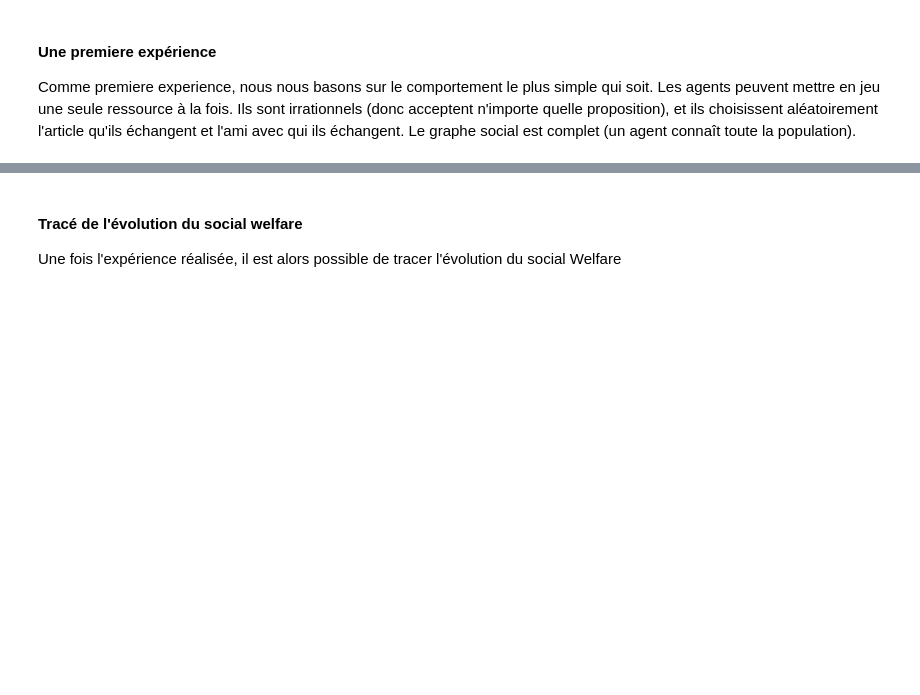
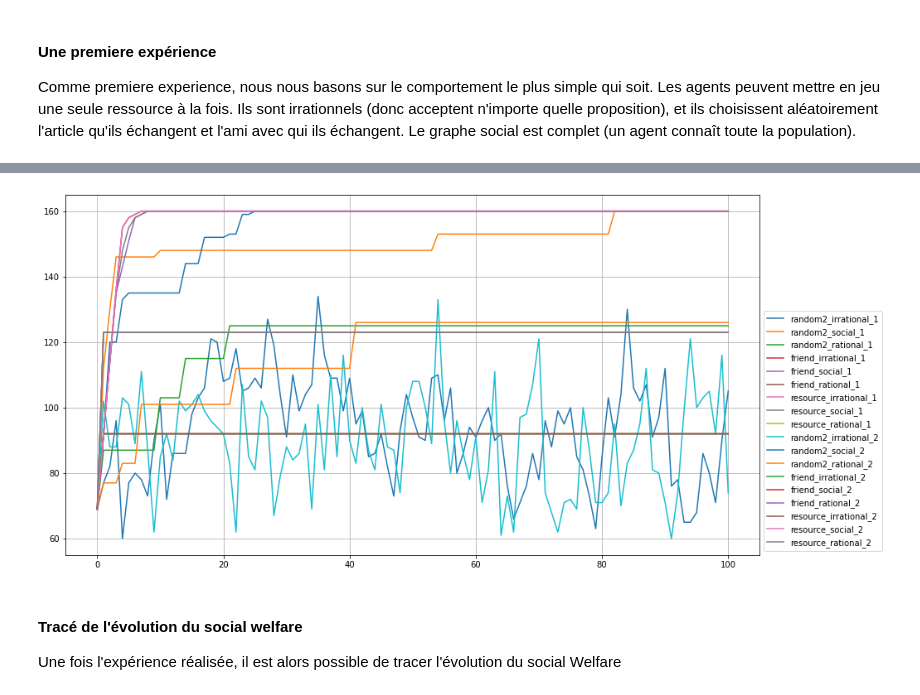
Before and after one commit to cristal-smac/mas_basics, a Jupyter notebook: mas_socialWelfare_basics_fr.ipynb, the cells around one changed output, grey strips where cells are left out. Drawn from its saved outputs; the diff is of its cells as text; code cells hidden in the pictures; blank space fills up the shorter version.

Commit message:
modif feuille jupyter avec un seul fichier source

```diff
--- a/mas_socialWelfare_basics_fr.ipynb
+++ b/mas_socialWelfare_basics_fr.ipynb
@@ -324,3 +309,23 @@ NameError: name 'ressources' is not defined
+# %%
+sma1 = sma
+data=pd.DataFrame()
+for i in range(2) :
+    # On recupere les noms des fonctions definissant le comportement dans le fichier Decisions
+    for b in ['random2','friend','resource'] :
+        # On recupere les noms des fonctions definissant l'acceptabilité d'un echange dans le fichier Acceptabilities
+        for s in ['irrational','social','rational'] :
+            sma2 = copy.deepcopy(sma1)
+            sma2.redefineSMA()
+            sma2.setGlobalMaxEx(i+1)
+            sma2.setGlobalBehaviorKind(b)
+            sma2.setGlobalSwapKind(s)
+            sma2.run(100)
+            data[b+'_'+s+"_"+str(i+1)]=sma2.history
+            data[b+'_'+s+"_"+str(i+1)].plot(figsize=(15,8), grid=True, alpha=1, linestyle = '-')
+plt.legend(loc=3,bbox_to_anchor=(1,0))
+plt.show()
+# %% [output]
+[figure, added]
 # %% [markdown]
 #### Tracé de l'évolution du social welfare
 Une fois l'expérience réalisée, il est alors possible de tracer l'évolution du social Welfare
```
Also changed, not shown: parts of 9 cells of this notebook.
